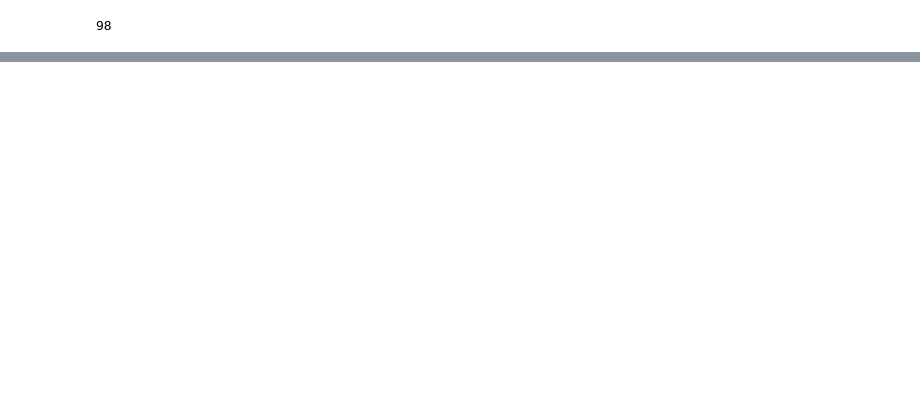
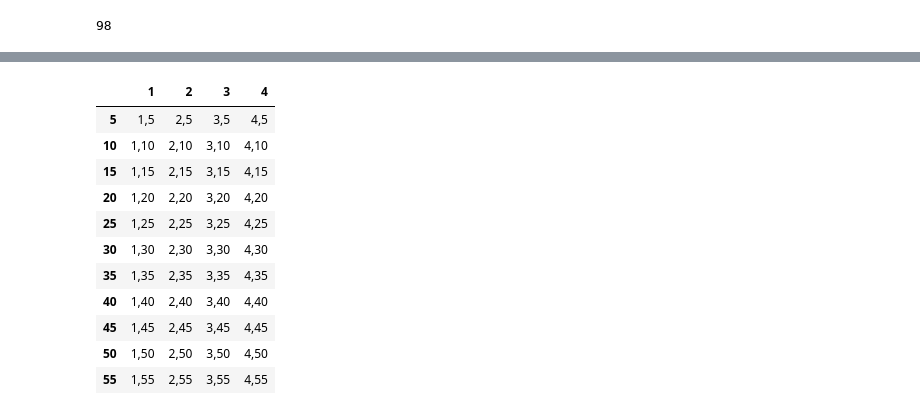
Before and after one commit to ChengdaoYang/NYC_Yellow_Cab_Project, a Jupyter notebook: taxi_analyze.ipynb, the cells around one changed output, grey strips where cells are left out. Saved outputs shown, nothing was run; the diff lists cells and outputs as text; code cells hidden in the pictures; blank space fills up the shorter version.

```diff
--- a/taxi_analyze.ipynb
+++ b/taxi_analyze.ipynb
@@ -454,0 +594,26 @@ iplot(fig)
+# %%
+G_round = nx.Graph()
+matrix_nodes = pd.DataFrame()
+for col in [1,2,3,4]:
+        matrix_nodes[col] = [0 for i in range(5,12*5,5)]
+matrix_nodes.index = list(range(5,12*5,5))
+
+for col in [1,2,3,4]:
+    for row in range(5,12*5,5):
+        matrix_nodes[col].loc[row] = str(col)+','+str(row)
+        G_round.add_node((col,row),pos=(col,-row))
+# %%
+matrix_nodes
+# %% [output]
+|  | 1 | 2 | 3 | 4 |
+| 5 | 1,5 | 2,5 | 3,5 | 4,5 |
+| 10 | 1,10 | 2,10 | 3,10 | 4,10 |
+| 15 | 1,15 | 2,15 | 3,15 | 4,15 |
+| 20 | 1,20 | 2,20 | 3,20 | 4,20 |
+| 25 | 1,25 | 2,25 | 3,25 | 4,25 |
+| 30 | 1,30 | 2,30 | 3,30 | 4,30 |
+| 35 | 1,35 | 2,35 | 3,35 | 4,35 |
+| 40 | 1,40 | 2,40 | 3,40 | 4,40 |
+| 45 | 1,45 | 2,45 | 3,45 | 4,45 |
+| 50 | 1,50 | 2,50 | 3,50 | 4,50 |
+| 55 | 1,55 | 2,55 | 3,55 | 4,55 |
```
Also changed, not shown: parts of 26 cells of this notebook, 16 other files.
